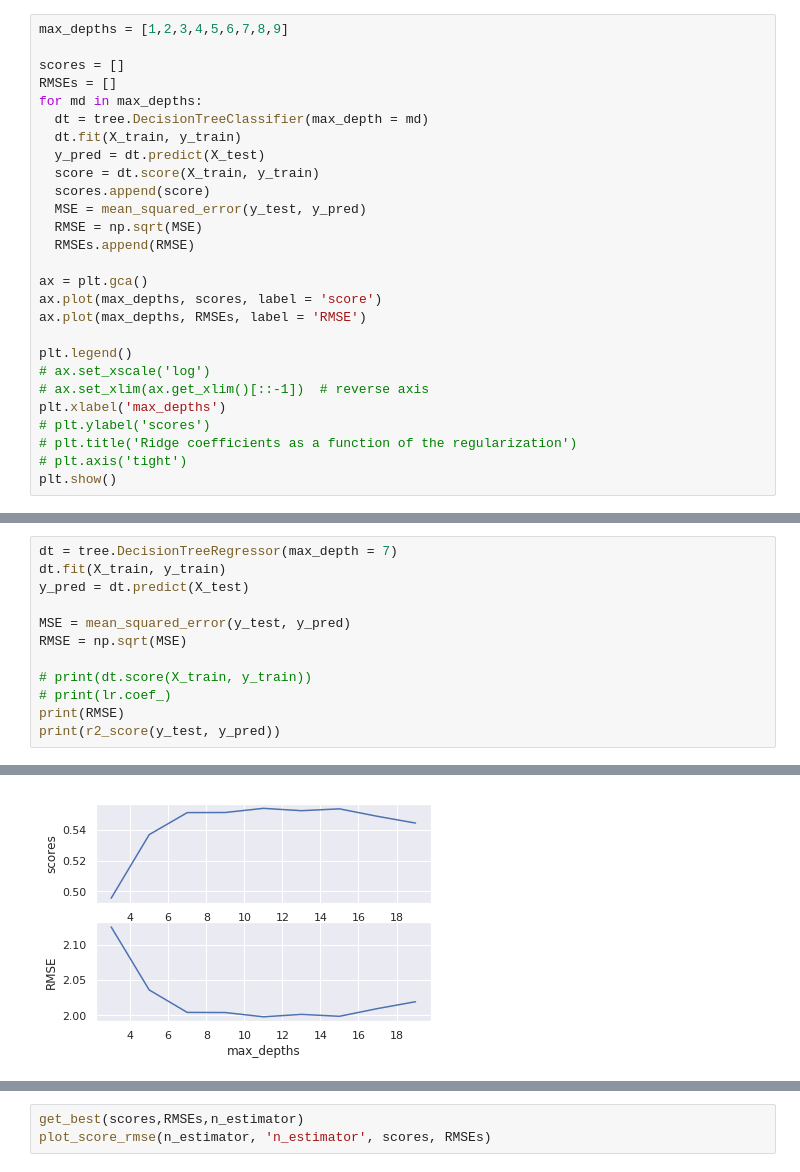
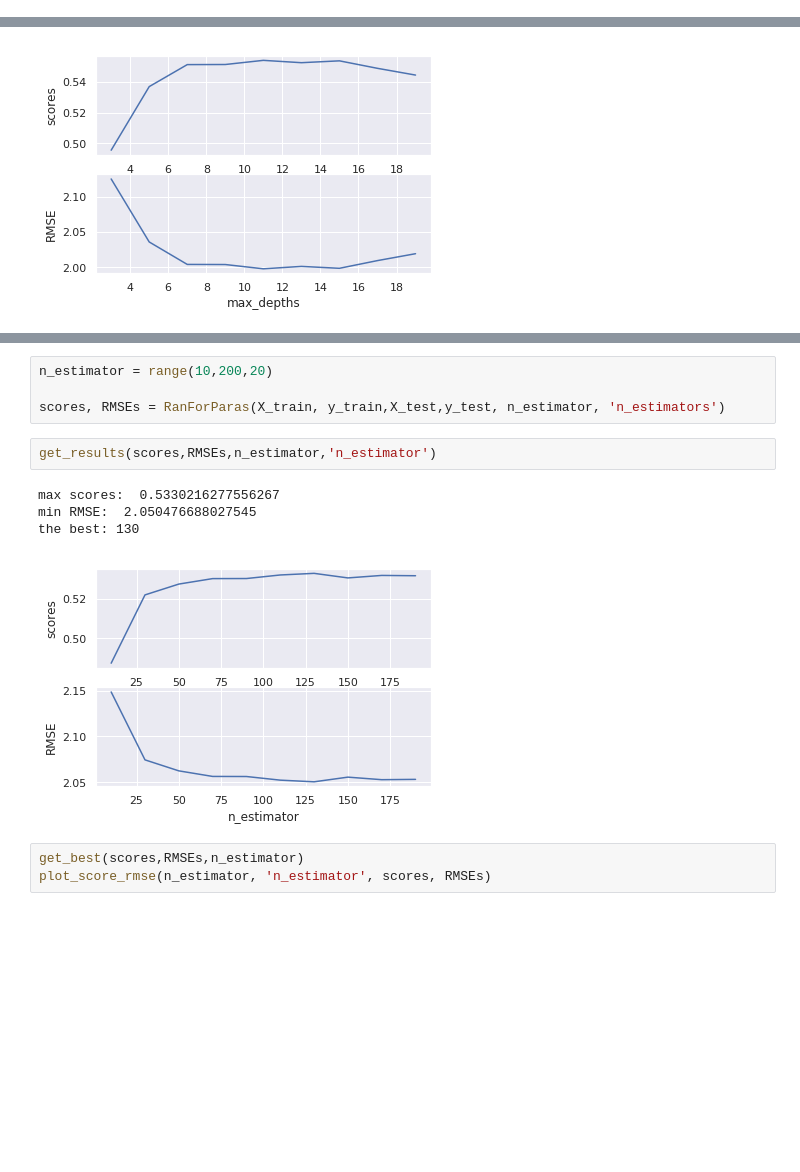
Before and after one commit to ovllya126/UTS_ML2019_ID13307095, a Jupyter notebook: A2.ipynb, the cells around one changed output, grey strips where cells are left out. Drawn from its saved outputs; the diff is of its cells as text; blank space fills up the shorter version.

```diff
--- a/A2.ipynb
+++ b/A2.ipynb
@@ -1163,27 +484,0 @@ plt.show()
-# %%
-max_depths = [1,2,3,4,5,6,7,8,9]
-
-scores = []
-RMSEs = []
-for md in max_depths:
-  dt = tree.DecisionTreeClassifier(max_depth = md)
-  dt.fit(X_train, y_train)
-  y_pred = dt.predict(X_test)
-  score = dt.score(X_train, y_train)
-  scores.append(score)
-  MSE = mean_squared_error(y_test, y_pred)
-  RMSE = np.sqrt(MSE)
-  RMSEs.append(RMSE)
-
-ax = plt.gca()
-ax.plot(max_depths, scores, label = 'score')
-ax.plot(max_depths, RMSEs, label = 'RMSE')
-
-plt.legend()
-# ax.set_xscale('log')
-# ax.set_xlim(ax.get_xlim()[::-1])  # reverse axis
-plt.xlabel('max_depths')
-# plt.ylabel('scores')
-# plt.title('Ridge coefficients as a function of the regularization')
-# plt.axis('tight')
-plt.show()
@@ -1260,12 +484,0 @@ plt.show()
-# %%
-dt = tree.DecisionTreeRegressor(max_depth = 7)
-dt.fit(X_train, y_train)
-y_pred = dt.predict(X_test)
-
-MSE = mean_squared_error(y_test, y_pred)
-RMSE = np.sqrt(MSE)
-
-# print(dt.score(X_train, y_train))
-# print(lr.coef_)
-print(RMSE)
-print(r2_score(y_test, y_pred))
@@ -1401,3 +518,14 @@ for ne in n_estimator:
+# %%
+n_estimator = range(10,200,20)
+
+scores, RMSEs = RanForParas(X_train, y_train,X_test,y_test, n_estimator, 'n_estimators')
+# %%
+get_results(scores,RMSEs,n_estimator,'n_estimator')
+# %% [output]
+max scores:  0.5330216277556267
+min RMSE:  2.050476688027545
+the best: 130
+[figure, added]
 # %%
 get_best(scores,RMSEs,n_estimator)
 plot_score_rmse(n_estimator, 'n_estimator', scores, RMSEs)
```
Also changed, not shown: parts of 91 cells of this notebook.
